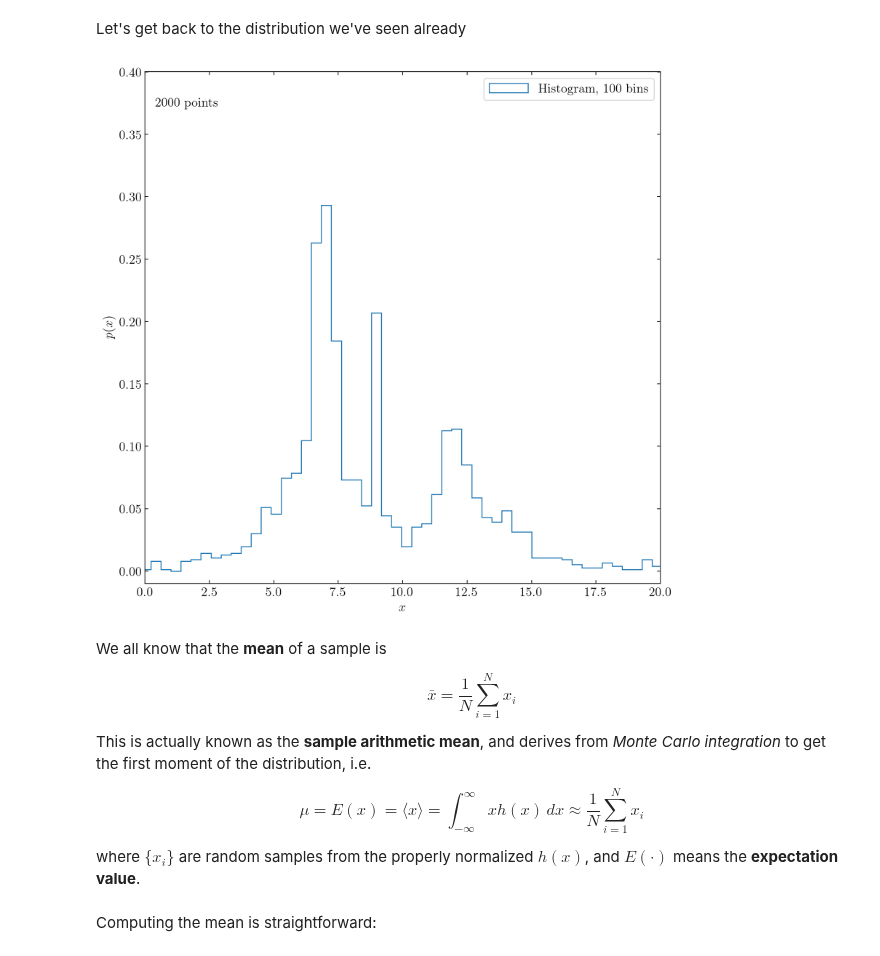
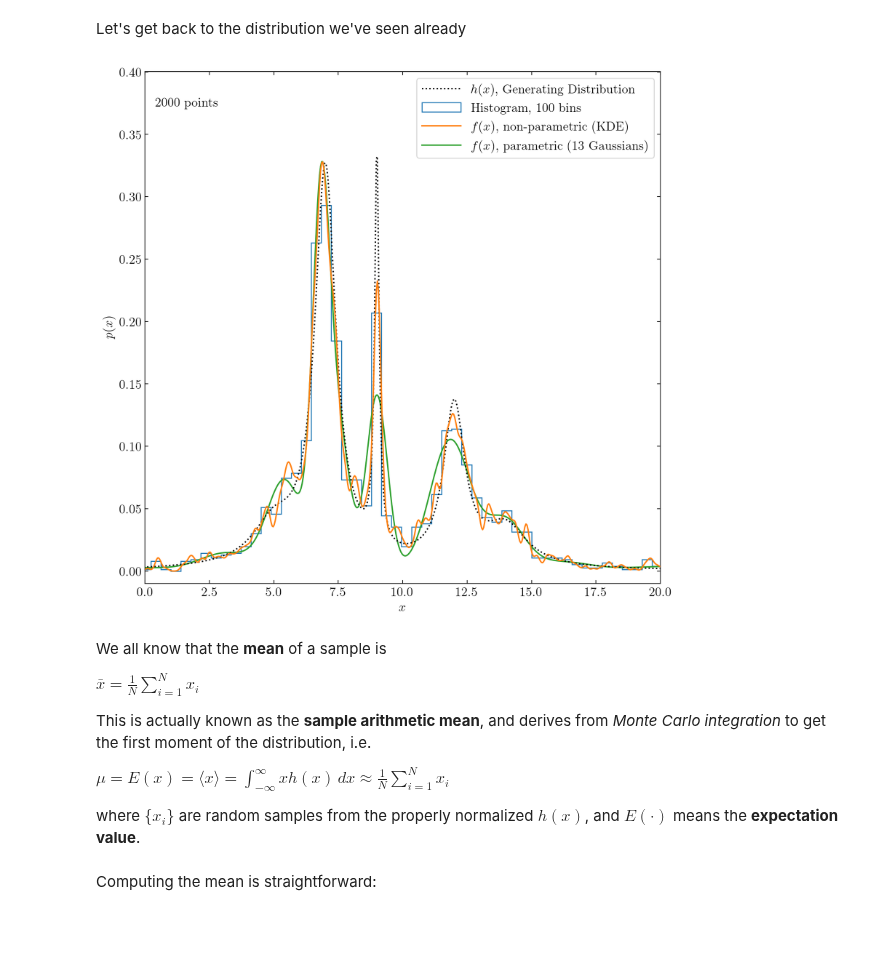
Before and after one commit to aadufour/astrostatistics_bicocca_2025, a Jupyter notebook: lectures/L03_probability.ipynb, the cells around one changed output. Saved outputs shown, nothing was run; the diff lists cells and outputs as text; code cells hidden in the pictures; blank space fills up the shorter version.

```diff
--- a/lectures/L03_probability.ipynb
+++ b/lectures/L03_probability.ipynb
@@ -131,7 +131,7 @@ fig,ax = plt.subplots(figsize=(10, 10))
 xgrid = np.linspace(-10, 30, 1000)
 
 # True distribution: you typically don't have it! Only have the samples!
-if False:
+if True:
     ax.plot(xgrid, hx(xgrid), ':', color='black', zorder=3,
             label="$h(x)$, Generating Distribution")
 
@@ -141,44 +141,48 @@ if True:
     ax.hist(x,density=True,color='C0',bins=100,histtype='step',lw=2, label='Histogram, 100 bins')
 
 # Something more sophisticated: Kernel Density Estimation
 # But try changing the bandwith!
-if False:
+if True:
     kde = KernelDensity(bandwidth=0.1, kernel='gaussian')
     kde.fit(x[:, None])
     dens_kde = np.exp(kde.score_samples(xgrid[:, None]))
     ax.plot(xgrid, dens_kde, '-', color='C1', zorder=3,
             label="$f(x)$, non-parametric (KDE)")
 
 # Use Gaussian Mixtures with a pre-defined number of clusters (13)
-if False:
+if True:
     gmm = GaussianMixture(n_components=13).fit(x.reshape(-1, 1))
     logprob = gmm.score_samples(xgrid.reshape(-1, 1))
     fx = lambda j : np.exp(gmm.score_samples(j.reshape(-1, 1)))
     ax.plot(xgrid, fx(np.array(xgrid)), '-', color='C2',
             label="$f(x)$, parametric (13 Gaussians)")
 
 # Plot cosmetics
 ax.text(0.02, 0.95, "%i points" % N, ha='left', va='top',
             transform=ax.transAxes)
 
 ax.set_ylabel('$p(x)$',fontsize=14)
 ax.legend(loc='upper right')
 
 ax.set_xlabel('$x$',fontsize=14)
 ax.set_xlim(0, 20)
 ax.set_ylim(-0.01, 0.4001)
 
 plt.show()
 # %% [output]
-[figure, old version]
+[figure, new version]
 # %% [markdown]
 We all know that the **mean** of a sample is
 
-$$\bar{x} = \frac{1}{N}\sum_{i=1}^N x_i$$
+$
+\bar{x} = \frac{1}{N}\sum_{i=1}^N x_i
+$
 
 This is actually known as the **sample arithmetic mean**, and derives from *Monte Carlo integration* to get the first moment of the distribution, i.e.
 
-$$\mu = E(x) = \langle x \rangle = \int_{-\infty}^{\infty} x h(x)\,dx \approx \frac{1}{N}\sum_{i=1}^N x_i $$
+$
+\mu = E(x) = \langle x \rangle = \int_{-\infty}^{\infty} x h(x)\,dx \approx \frac{1}{N}\sum_{i=1}^N x_i
+$
 
 where $\{x_i\}$ are random samples from the properly normalized $h(x)$, and $E(\cdot)$ means the **expectation value**.
 # %% [markdown]
```
Also changed, not shown: parts of 16 cells of this notebook, 2 other files.
